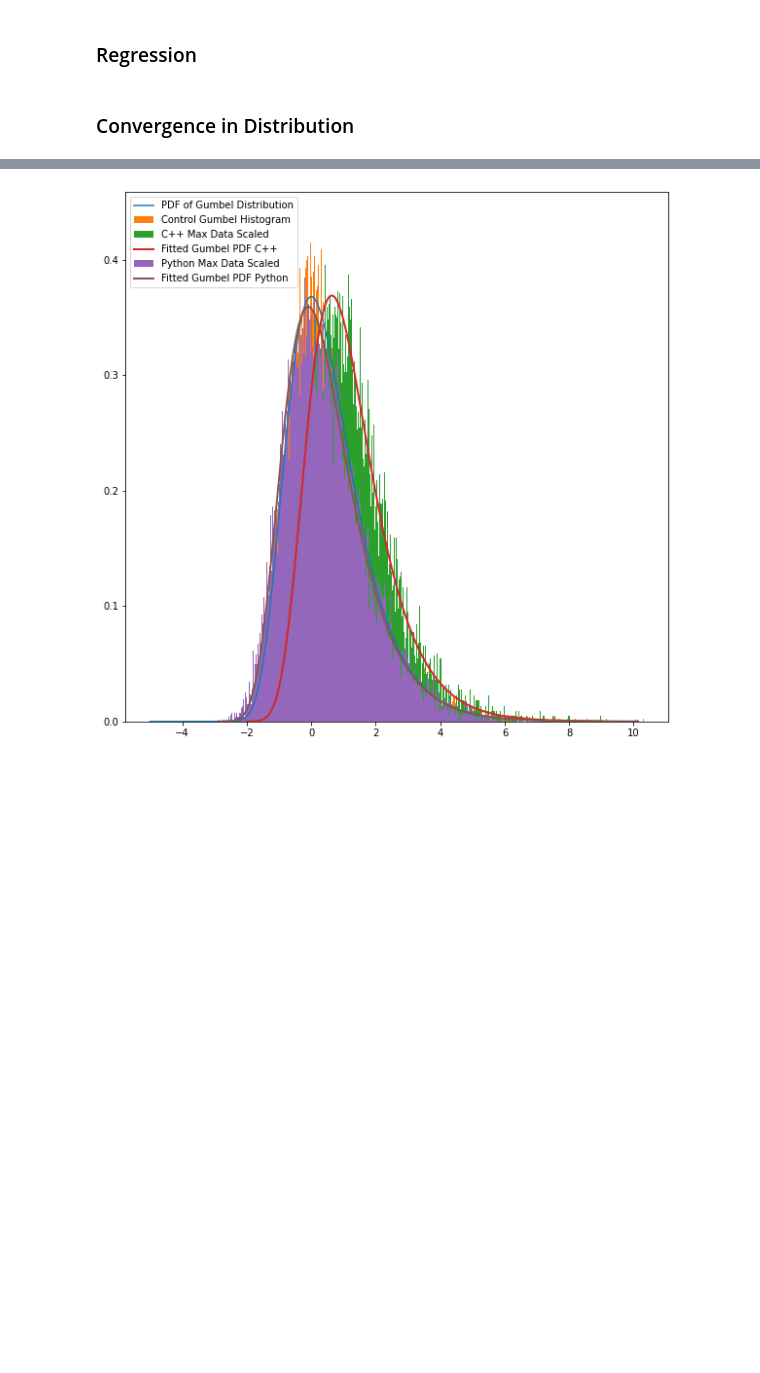
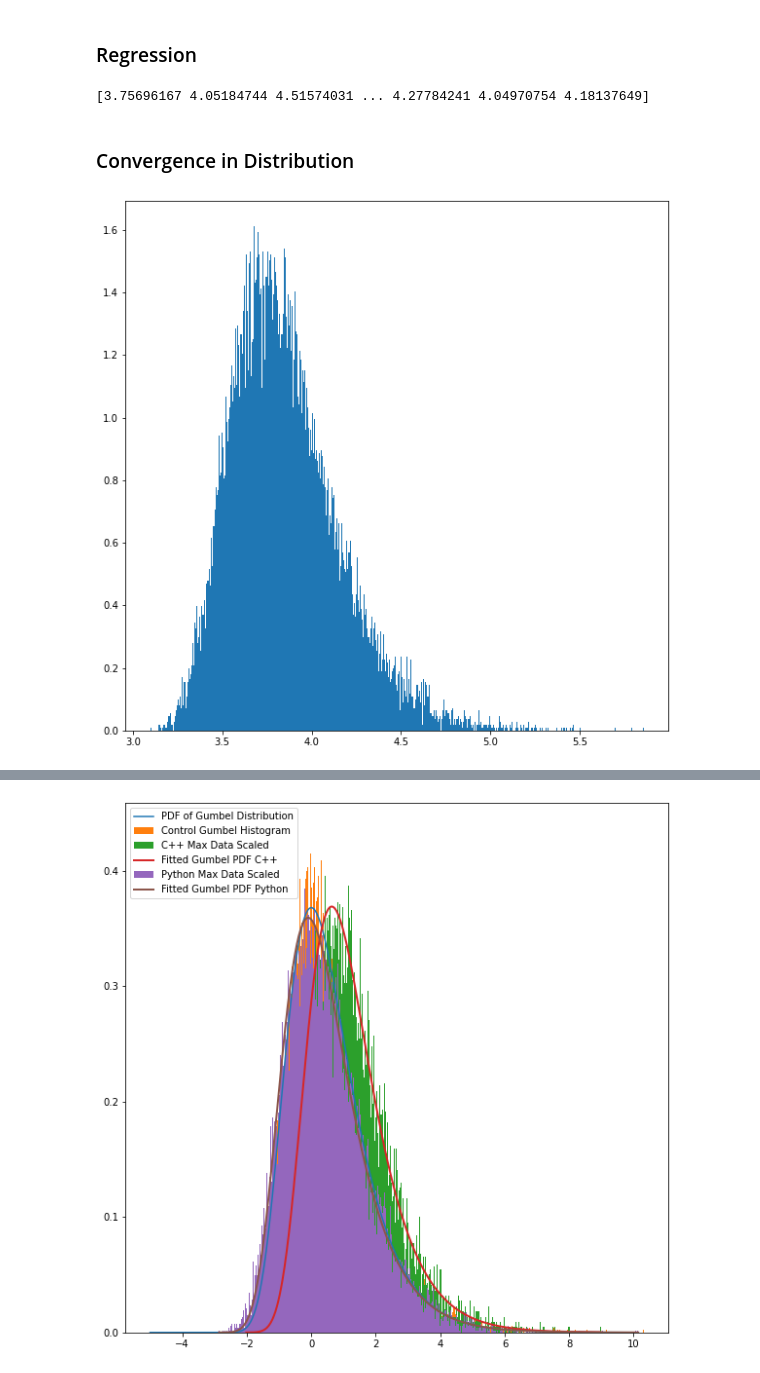
Before and after one commit to connormarrs/FGF-manifold-simulator, a Jupyter notebook: validation-tests.ipynb, the cells around one changed output, grey strips where cells are left out. Drawn from its saved outputs; the diff is of its cells as text; code cells hidden in the pictures; blank space fills up the shorter version.

```diff
--- a/validation-tests.ipynb
+++ b/validation-tests.ipynb
@@ -69,6 +76,28 @@ def sampleMn_MT19937(nval, numTrials):
     return np.array(Mn_array)
 
 ControlMaxData_MT19937 = sampleMn_MT19937(n,20000)
+# %%
+# PYTHON CONTROL DATA USING NAIVE MT19937
+def sampleMn_MT19937_naive(nval, numTrials):
+    sample_array=np.zeros((numTrials, nval))
+    for index in range(nval):
+        # for each index, seed new random number generator and fill up
+        # array of trials using np.random.standard_normal()
+        np.random.seed(index)
+        for trial in range(numTrials):
+            sample_array[trial][index]=np.random.standard_normal()
+
+    # compute the maximum
+    max_array=np.zeros(numTrials)
+    for trial in range(numTrials):
+        max_array[trial]=np.max(sample_array[trial])
+
+    return max_array
+
+ControlMaxData_MT19937_Naive = sampleMn_MT19937_naive(n, 20000)
+print(ControlMaxData_MT19937_Naive)
+# %% [output]
+[3.75696167 4.05184744 4.51574031 ... 4.27784241 4.04970754 4.18137649]
 # %% [markdown]
 ### Convergence in Distribution
 # %%
@@ -81,3 +112,10 @@ ControlMaxData_MT19937Scaled = a(n)*(ControlMaxData_MT19937-b(n))
+# %%
+fig = plt.figure(figsize =(10,10))
+
+
+plt.show()
+# %% [output]
+[figure, added]
 # %%
 fig = plt.figure(figsize =(10,10))
 ax1 = plt.subplot(111)
```
Also changed, not shown: parts of 4 cells of this notebook.
